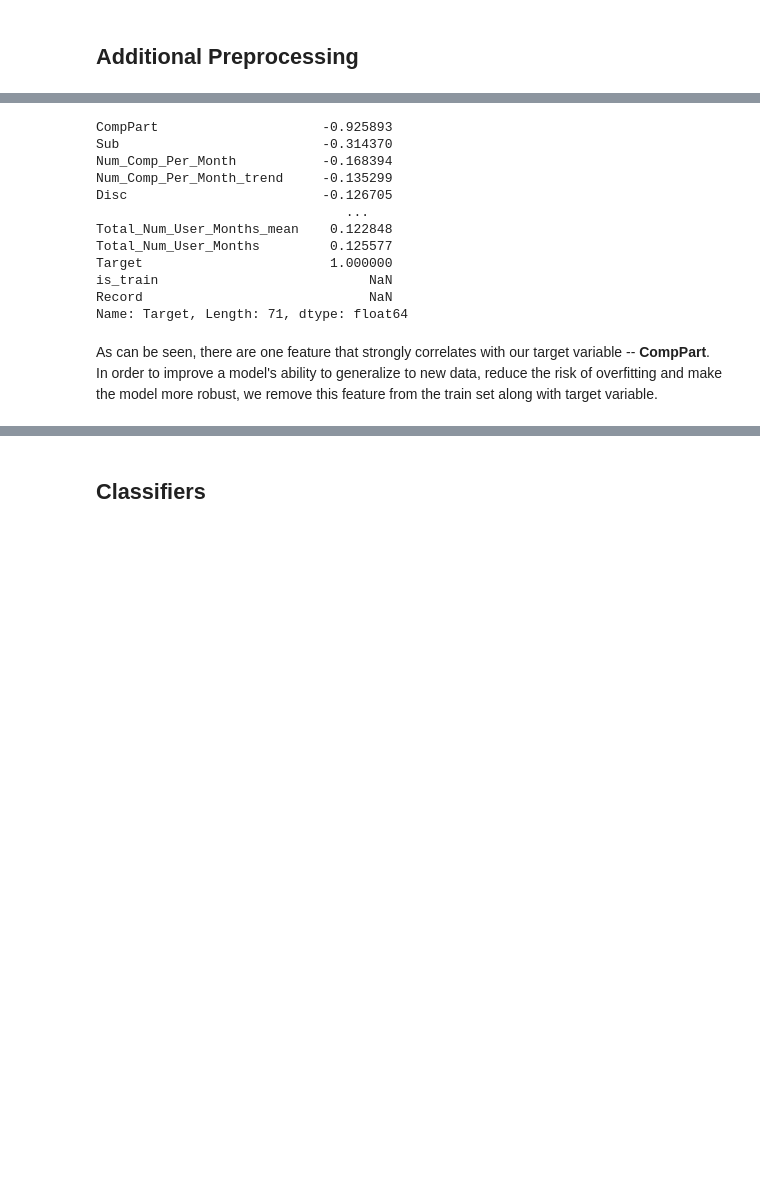
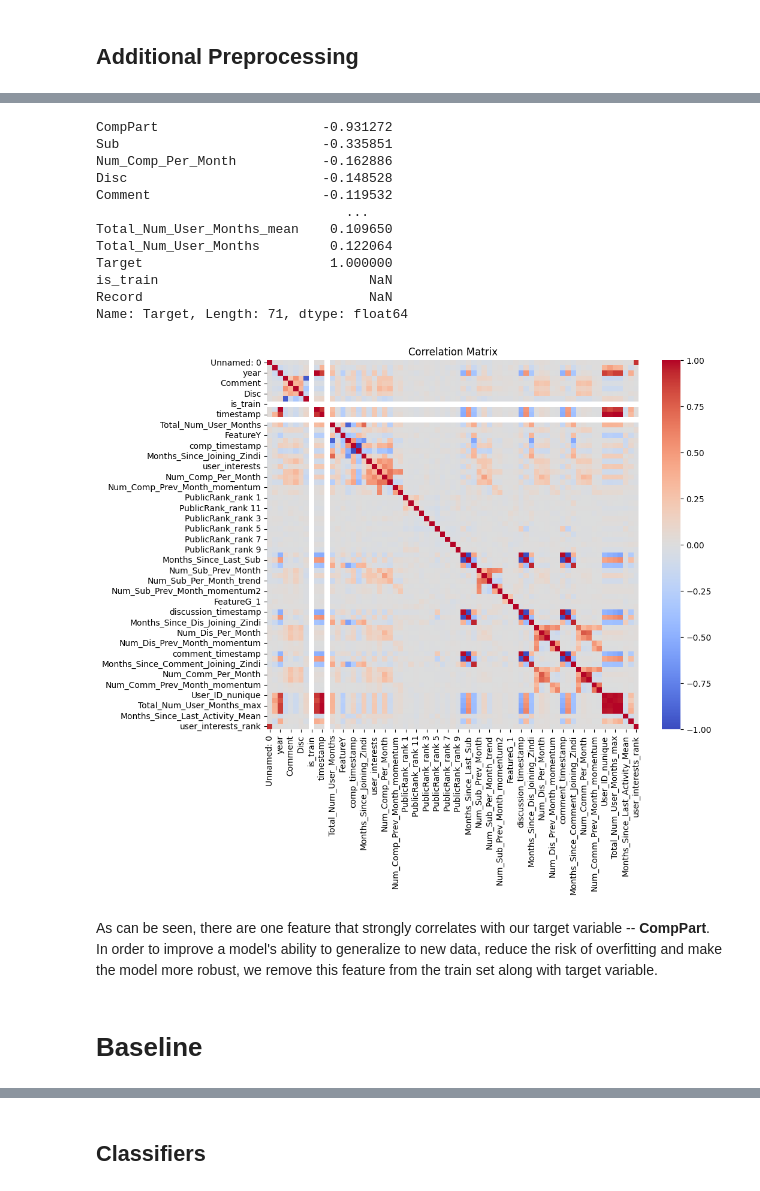
Before and after one commit to Ne-minus/Intro2DS-ZindiProject, a Jupyter notebook: Intro2DS_FinalProject_team3.ipynb, the cells around one changed output, grey strips where cells are left out. Saved outputs shown, nothing was run; the diff lists cells and outputs as text; code cells hidden in the pictures; blank space fills up the shorter version.

```diff
--- a/Intro2DS_FinalProject_team3.ipynb
+++ b/Intro2DS_FinalProject_team3.ipynb
@@ -23,2 +68,3 @@ from sklearn.linear_model import LogisticRegression
 # %%
-df = pd.read_csv("Train_fe.csv")
+df = pd.read_csv("/content/Train_fe.csv")
+df.head()
@@ -33,18 +87,27 @@ target_corr = corr_matrix['Target'].sort_values(ascending=False)
 
 print(target_corr.sort_values())
 # %% [output]
-CompPart                     -0.925893
-Sub                          -0.314370
-Num_Comp_Per_Month           -0.168394
-Num_Comp_Per_Month_trend     -0.135299
-Disc                         -0.126705
+CompPart                     -0.931272
+Sub                          -0.335851
+Num_Comp_Per_Month           -0.162886
+Disc                         -0.148528
+Comment                      -0.119532
                                 ...
-Total_Num_User_Months_mean    0.122848
-Total_Num_User_Months         0.125577
+Total_Num_User_Months_mean    0.109650
+Total_Num_User_Months         0.122064
 Target                        1.000000
 is_train                           NaN
 Record                             NaN
 Name: Target, Length: 71, dtype: float64
+# %%
+plt.figure(figsize=(10, 8))
+sns.heatmap(corr_matrix, cmap='coolwarm')
+plt.title('Correlation Matrix')
+plt.show()
+# %% [output]
+[figure, added]
 # %% [markdown]
 As can be seen, there are one feature that strongly correlates with our target variable -- **CompPart**.
 In order to improve a model's ability to generalize to new data, reduce the risk of overfitting and make the model more robust, we remove this feature from the train set along with target variable.
+# %% [markdown]
+# Baseline
```
Also changed, not shown: parts of 26 cells of this notebook.
